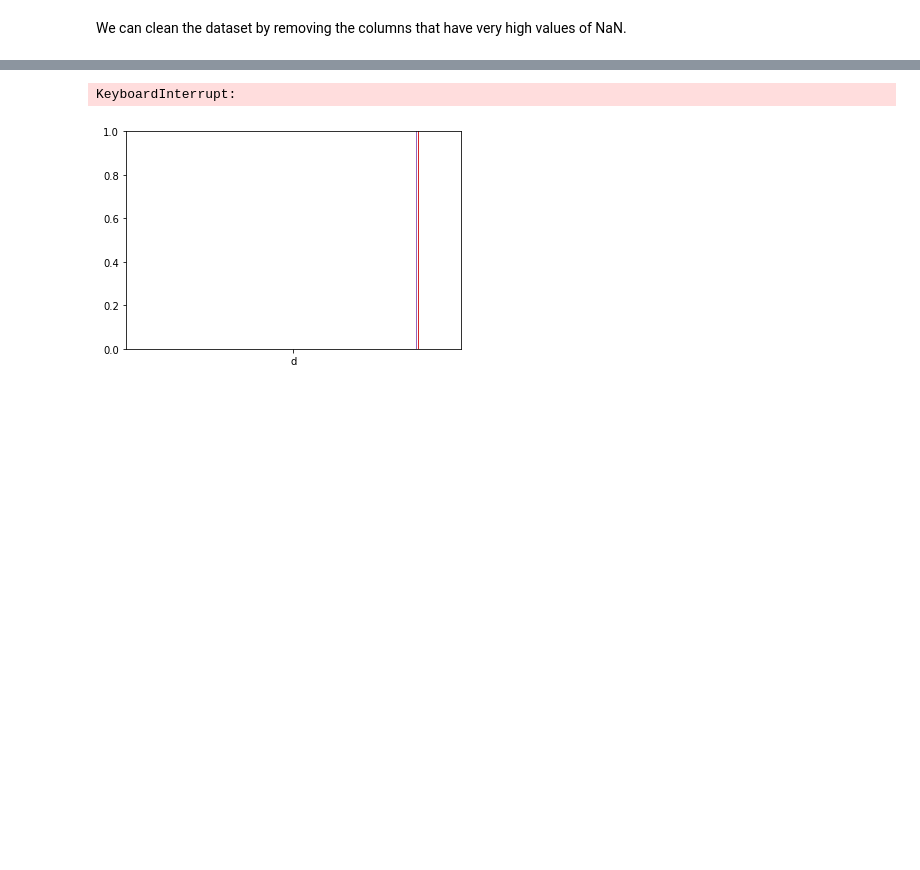
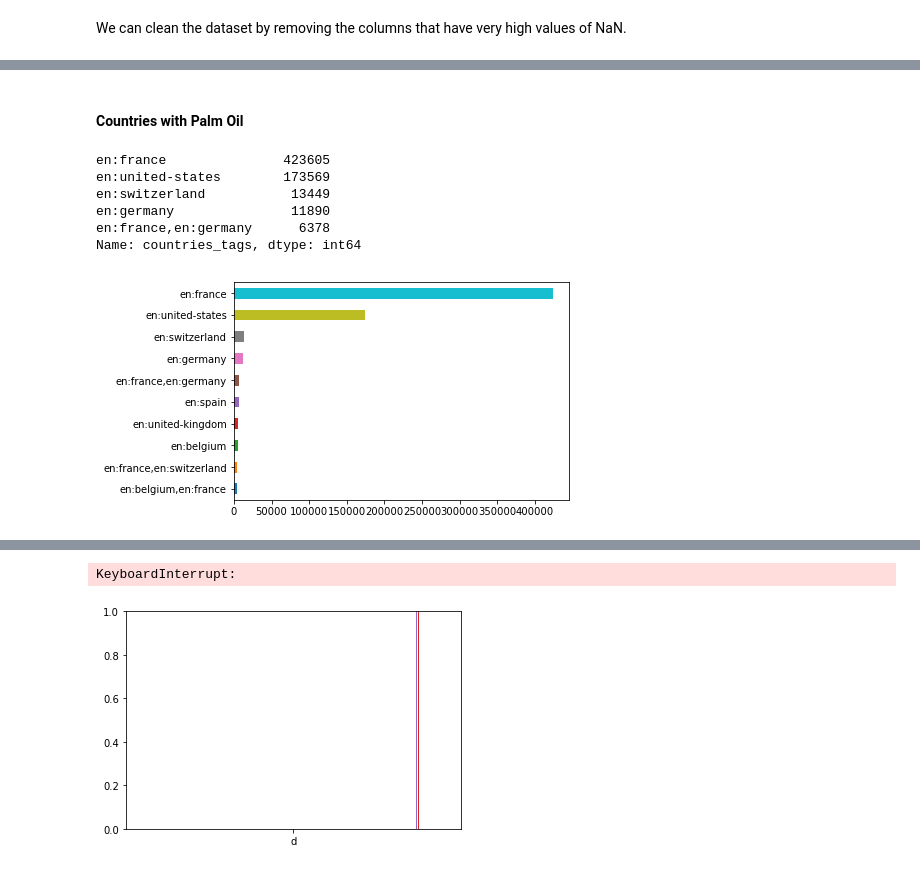
Before and after one commit to aelamran/ADA-project1-Openfoodfacts, a Jupyter notebook: Open Food Fact.ipynb, the cells around one changed output, grey strips where cells are left out. Drawn from its saved outputs; the diff is of its cells as text; code cells hidden in the pictures; blank space fills up the shorter version.

```diff
--- a/Open Food Fact.ipynb
+++ b/Open Food Fact.ipynb
@@ -259,0 +323,17 @@ cleaned_df
+# %% [markdown]
+#### Countries with Palm Oil
+# %%
+countries = cleaned_df['countries_tags'].dropna().value_counts()
+countries.head()
+# %% [output]
+en:france               423605
+en:united-states        173569
+en:switzerland           13449
+en:germany               11890
+en:france,en:germany      6378
+Name: countries_tags, dtype: int64
+# %%
+countries[:10][::-1].plot.barh()
+plt.show()
+# %% [output]
+[figure, added]
```
Also changed, not shown: parts of 29 cells of this notebook.
